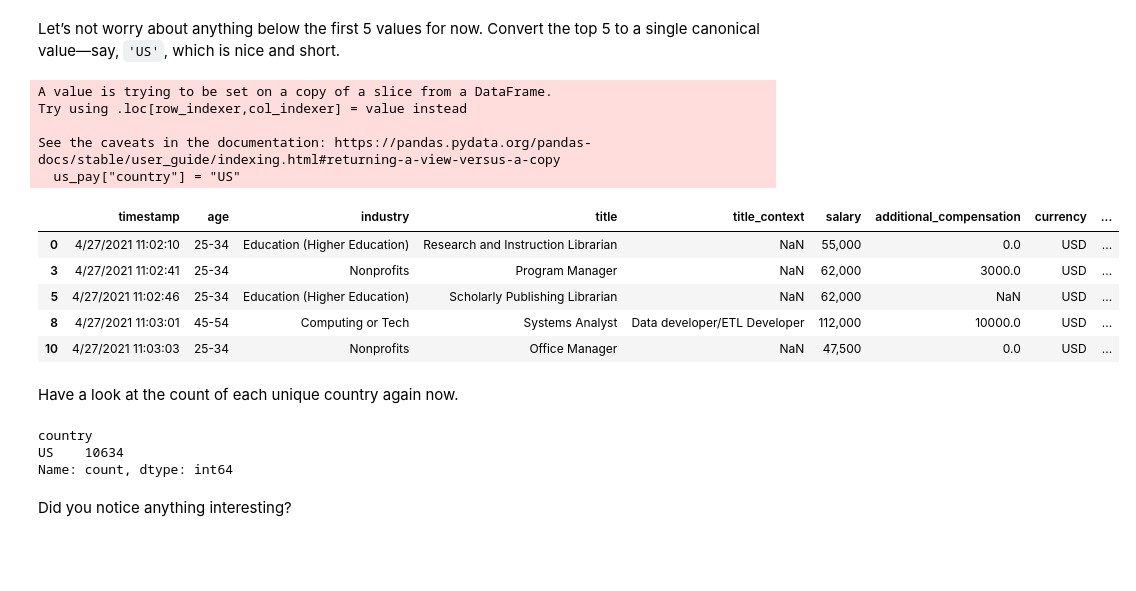
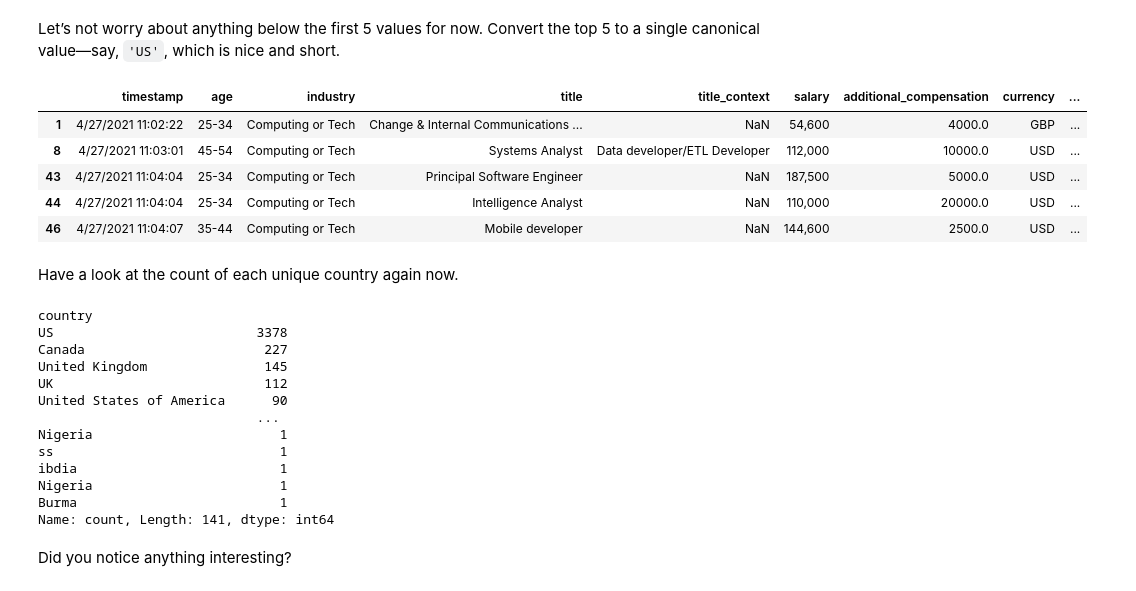
Before and after one commit to tsunar2002/ds-fall-2025-tue, a Jupyter notebook: Week-02-Pandas-Part-2-and-DS-Overview/exercise/fardin-ahmed-exercise-week-02.ipynb, the cells around one changed output. Cells and saved outputs as stored; diff of their text form; code cells hidden in the pictures; blank space fills up the shorter version.

```diff
--- a/Week-02-Pandas-Part-2-and-DS-Overview/exercise/fardin-ahmed-exercise-week-02.ipynb
+++ b/Week-02-Pandas-Part-2-and-DS-Overview/exercise/fardin-ahmed-exercise-week-02.ipynb
@@ -224,8 +224,7 @@ Name: count, Length: 1219, dtype: int64
 That value among the top 5 is what you’re looking for innit? Filter out all the rows not in that industry and save it into a new dataframe.
 # %%
 # Filtery filter. (Save it to a new variable, df_salary_tech.)
-df_salary_tech=df_salary["industry"].value_counts().head(5).index
-df_salary_tech=df_salary[df_salary["industry"].isin(df_salary_tech)]
-df_salary_tech.head(n=10)
+df_salary_tech = df_salary[df_salary["industry"] == "Computing or Tech"].copy()
+df_salary_tech.head()
 # %% [output]
 |  | timestamp | age | industry | title | title_context | salary | additional_compensation | currency | ... |
@@ -289,11 +283,17 @@ Name: count, Length: 246, dtype: int64
 What we really want know is how each U.S. city pays in tech. What value in `country` represents the United States of America?
 # %%
 # We did filter for USD, so if we do a count of each unique country in descending count order, the relevant value(s) should show up at the top.
-df_salary_tech["country"]=df_salary_tech["country"].str.lower()
-us_pay = df_salary_tech[df_salary_tech["country"].str.contains(
-    r"\b(us|usa|u\.s\.a?|united states|united state|america)\b",
-    case=False, na=False
-)]
 
-us_pay["country"].value_counts()
+us_pay = df_salary[df_salary["currency"] == "USD"]
+
+country_counts = us_pay["country"].value_counts()
+print(country_counts.head(10))  # top 10 countries with USD salaries
+
+#df_salary_tech["country"]=df_salary_tech["country"].str.lower()
+#us_pay = df_salary_tech[df_salary_tech["country"].str.contains(
+#    r"\b(us|usa|u\.s\.a?|united states|united state|america)\b",
+#    case=False, na=False
+#)]
+
+#us_pay["country"].value_counts()
 # %% [output]
@@ -327,30 +317,34 @@ Well, we can’t get our answers with what we currently have, so you’ll have t
 Let’s not worry about anything below the first 5 values for now. Convert the top 5 to a single canonical value―say, `'US'`, which is nice and short.
 # %%
 # Replace them all with 'US'.
-us_pay["country"] = "US"
-
-us_pay.head()
+df_salary_tech["country"] = df_salary_tech["country"].replace(["United States", "USA", "US", "U.S.", "Usa"],"US")
+df_salary_tech.head()
 # %% [output]
-A value is trying to be set on a copy of a slice from a DataFrame.
-Try using .loc[row_indexer,col_indexer] = value instead
-
-See the caveats in the documentation: https://pandas.pydata.org/pandas-docs/stable/user_guide/indexing.html#returning-a-view-versus-a-copy
-  us_pay["country"] = "US"
 |  | timestamp | age | industry | title | title_context | salary | additional_compensation | currency | ... |
-| 0 | 4/27/2021 11:02:10 | 25-34 | Education (Higher Education) | Research and Instruction Librarian | NaN | 55,000 | 0.0 | USD | ... |
-| 3 | 4/27/2021 11:02:41 | 25-34 | Nonprofits | Program Manager | NaN | 62,000 | 3000.0 | USD | ... |
-| 5 | 4/27/2021 11:02:46 | 25-34 | Education (Higher Education) | Scholarly Publishing Librarian | NaN | 62,000 | NaN | USD | ... |
+| 1 | 4/27/2021 11:02:22 | 25-34 | Computing or Tech | Change & Internal Communications ... | NaN | 54,600 | 4000.0 | GBP | ... |
 | 8 | 4/27/2021 11:03:01 | 45-54 | Computing or Tech | Systems Analyst | Data developer/ETL Developer | 112,000 | 10000.0 | USD | ... |
-| 10 | 4/27/2021 11:03:03 | 25-34 | Nonprofits | Office Manager | NaN | 47,500 | 0.0 | USD | ... |
+| 43 | 4/27/2021 11:04:04 | 25-34 | Computing or Tech | Principal Software Engineer | NaN | 187,500 | 5000.0 | USD | ... |
+| 44 | 4/27/2021 11:04:04 | 25-34 | Computing or Tech | Intelligence Analyst | NaN | 110,000 | 20000.0 | USD | ... |
+| 46 | 4/27/2021 11:04:07 | 35-44 | Computing or Tech | Mobile developer | NaN | 144,600 | 2500.0 | USD | ... |
 # %% [markdown]
 Have a look at the count of each unique country again now.
 # %%
 # Count again.
-us_pay["country"].value_counts()
+df_salary_tech["country"].value_counts()
 # %% [output]
 country
-US    10634
-Name: count, dtype: int64
+US                          3378
+Canada                       227
+United Kingdom               145
+UK                           112
+United States of America      90
+                            ...
+Nigeria                        1
+ss                             1
+ibdia                          1
+Nigeria                        1
+Burma                          1
+Name: count, Length: 141, dtype: int64
 # %% [markdown]
 Did you notice anything interesting?
 # %%
```
Also changed, not shown: parts of 11 cells of this notebook.
